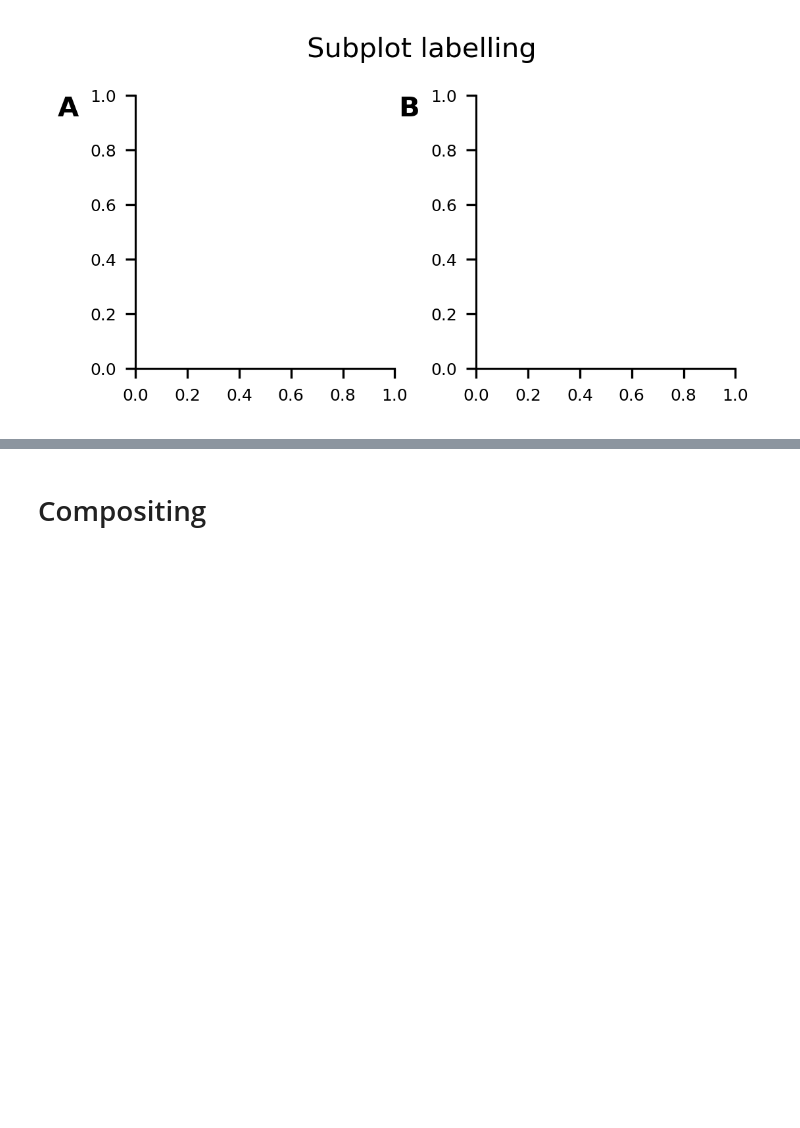
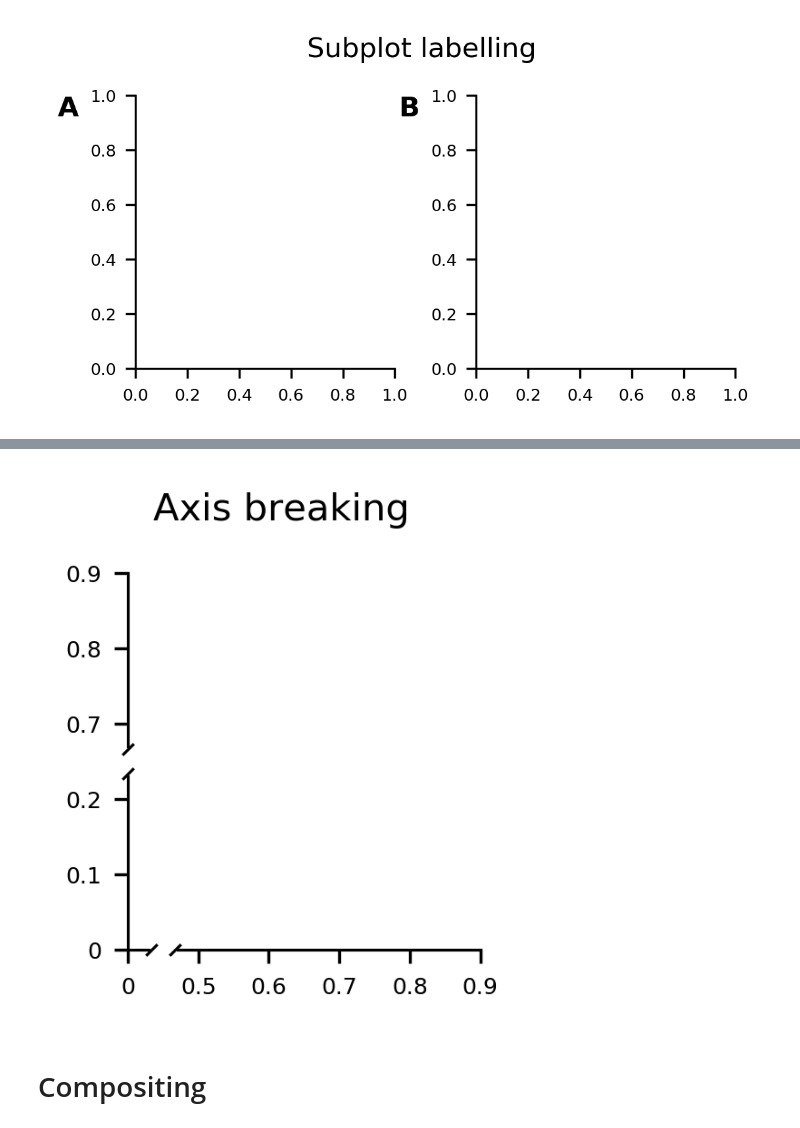
Before and after one commit to moltaire/myplotlib, a Jupyter notebook: gallery.ipynb, the cells around one changed output, grey strips where cells are left out. Cells and saved outputs as stored; diff of their text form; code cells hidden in the pictures; blank space fills up the shorter version.

Commit message:
added axis breaking

```diff
--- a/gallery.ipynb
+++ b/gallery.ipynb
@@ -181,3 +185,21 @@ plt.savefig("examples/labelAxes.png", bbox_inches="tight")
+# %%
+fig, ax = plt.subplots(1, 1, figsize=my.utilities.cm2inch(4.5, 4.5))
+
+fig.tight_layout()
+my.utilities.break_after_nth_tick(
+    ax=ax, n=0, axis="x"
+)
+my.utilities.break_after_nth_tick(
+    ax=ax, n=2, axis="y"
+)
+
+ax.set_xticklabels([0, 0.5, 0.6, 0.7, 0.8, 0.9])
+ax.set_yticklabels([0, 0.1, 0.2, 0.7, 0.8, 0.9])
+
+fig.suptitle('Axis breaking', y=1.1, fontsize=10)
+plt.savefig("examples/breakAxes.png", bbox_inches="tight")
+# %% [output]
+[figure, added]
 # %% [markdown]
 # Compositing
 # %%
```
Also changed, not shown: parts of 1 cell of this notebook, 3 other files.
